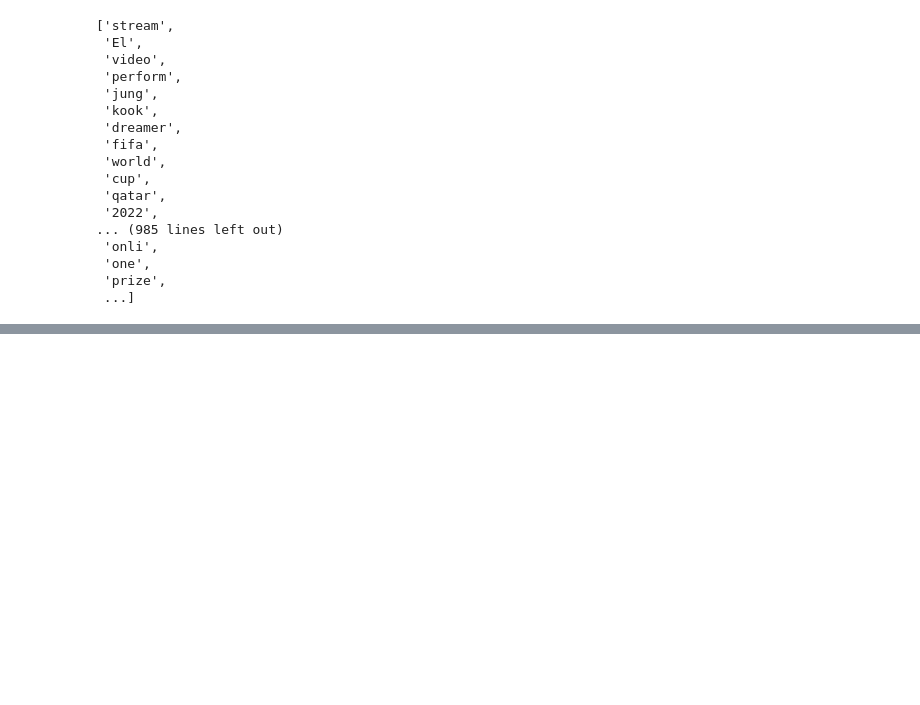
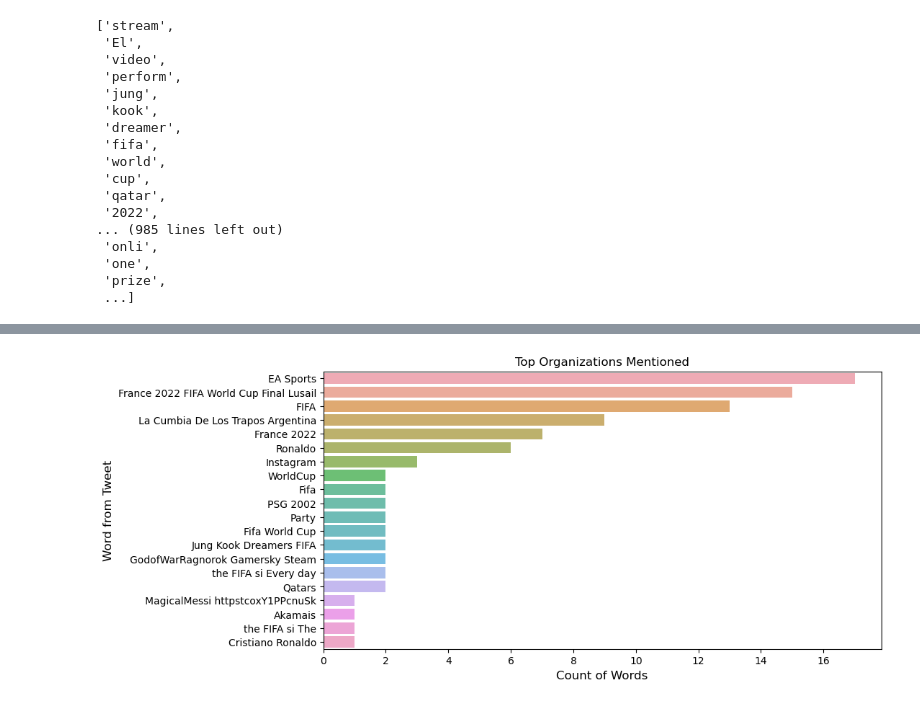
Before and after one commit to YoussefCheikhani/TwitterSentimentAnalysis, a Jupyter notebook: TwitterNLP.ipynb, the cells around one changed output, grey strips where cells are left out. Saved outputs shown, nothing was run; the diff lists cells and outputs as text; code cells hidden in the pictures; blank space fills up the shorter version.

```diff
--- a/TwitterNLP.ipynb
+++ b/TwitterNLP.ipynb
@@ -211,0 +211,29 @@ Name: 0, dtype: int64
+# %%
+import spacy
+from spacy import displacy
+from collections import Counter
+import en_core_web_sm
+nlp = en_core_web_sm.load()
+# %%
+str1 = " "
+stem2 = str1.join(lines2)       # A String regrouping all words from lines2
+
+stem2 = nlp(stem2)
+
+label = [(X.text, X.label_) for X in stem2.ents]      #list of tuples ("word", "entity") entity can be ORG, DATE, PERSON,EVENT...
+
+df6 = pd.DataFrame(label, columns = ['Word','Entity'])
+
+df7 = df6.where(df6['Entity'] == 'ORG')           # Filter that contain only ORG entities
+
+df7 = df7['Word'].value_counts()
+# %%
+df = df7[:20,]                     # TOP 20 ORG
+plt.figure(figsize=(10,5))
+sns.barplot(x=df.values, y=df.index, alpha=0.8)
+plt.title('Top Organizations Mentioned')
+plt.ylabel('Word from Tweet', fontsize=12)
+plt.xlabel('Count of Words', fontsize=12)
+plt.show()
+# %% [output]
+[figure, added]
```
Also changed, not shown: parts of 9 cells of this notebook.
